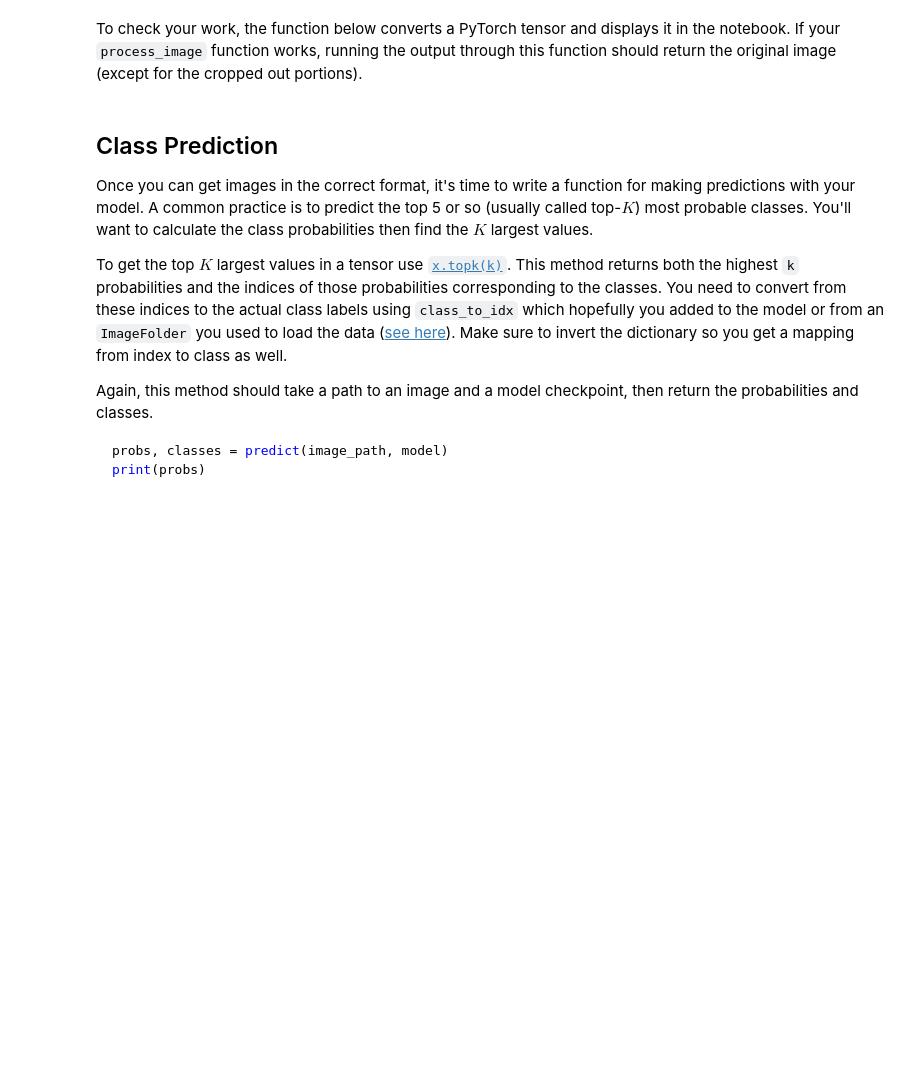
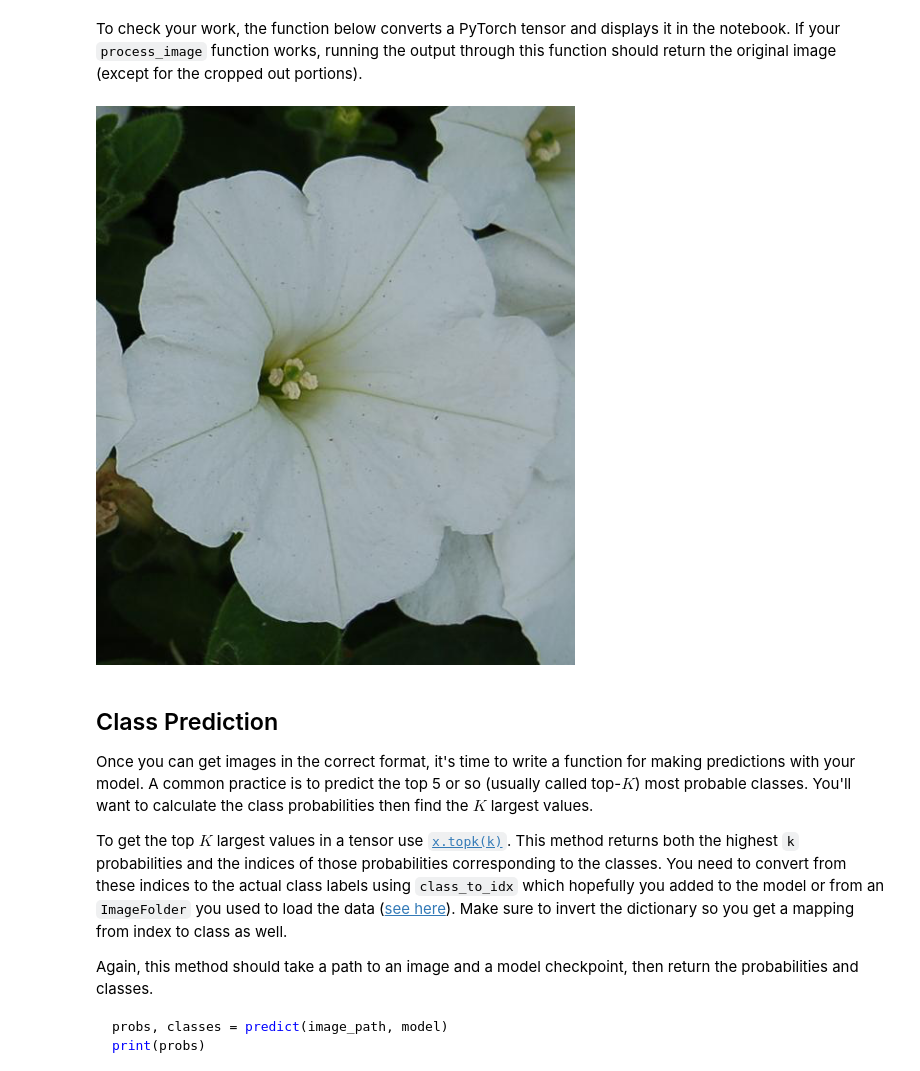
Before and after one commit to NTPac/My-first-Image-Classifier, a Jupyter notebook: Image Classifier Project.ipynb, the cells around one changed output. Saved outputs shown, nothing was run; the diff lists cells and outputs as text; code cells hidden in the pictures; blank space fills up the shorter version.

```diff
--- a/Image Classifier Project.ipynb
+++ b/Image Classifier Project.ipynb
@@ -327,13 +389,28 @@ Color channels of images are typically encoded as integers 0-255, but the model
 As before, the network expects the images to be normalized in a specific way. For the means, it's `[0.485, 0.456, 0.406]` and for the standard deviations `[0.229, 0.224, 0.225]`. You'll want to subtract the means from each color channel, then divide by the standard deviation.
 
 And finally, PyTorch expects the color channel to be the first dimension but it's the third dimension in the PIL image and Numpy array. You can reorder dimensions using [`ndarray.transpose`](https://docs.scipy.org/doc/numpy-1.13.0/reference/generated/numpy.ndarray.transpose.html). The color channel needs to be first and retain the order of the other two dimensions.
-# %%
-def process_image(image):
-    ''' Scales, crops, and normalizes a PIL image for a PyTorch model,
-        returns an Numpy array
-    '''
-
-    # TODO: Process a PIL image for use in a PyTorch model
+# %%
+import numpy as np
+from PIL import Image
+def process_image(image: Image):
+    ''' Scales, crops, and normalizes a PIL image for a PyTorch model,
+        returns an Numpy array
+    '''
+
+    # TODO: Process a PIL image for use in a PyTorch model
+    image.resize((256,256))
+    distance = (256 - 224)/2
+    image = image.crop((distance, distance, 256-distance, 256-distance))
+    image = np.array(image)
+    image =  image.astype(np.float64)
+    np_image = image/255
+    mean = np.array([0.485, 0.456, 0.406])
+    std = np.array([0.229, 0.224, 0.225])
+    np_image = (np_image - mean)/std
+    np_image = np_image.transpose((2 , 0, 1))
+    tensor = torch.from_numpy(np_image)
+    tensor = tensor.type(torch.FloatTensor)
+    return tensor
 # %% [markdown]
 To check your work, the function below converts a PyTorch tensor and displays it in the notebook. If your `process_image` function works, running the output through this function should return the original image (except for the cropped out portions).
 # %%
@@ -358,5 +433,13 @@ def imshow(image, ax=None, title=None):
 
     return ax
+# %%
+# test
+image_path = './flower_data/test/51/image_01314.jpg'
+image = Image.open(image_path)
+display(image)
+image = process_image(image)
+# %% [output]
+[figure, added]
 # %% [markdown]
 ## Class Prediction
 
```
Also changed, not shown: parts of 20 cells of this notebook, 2 other files.
